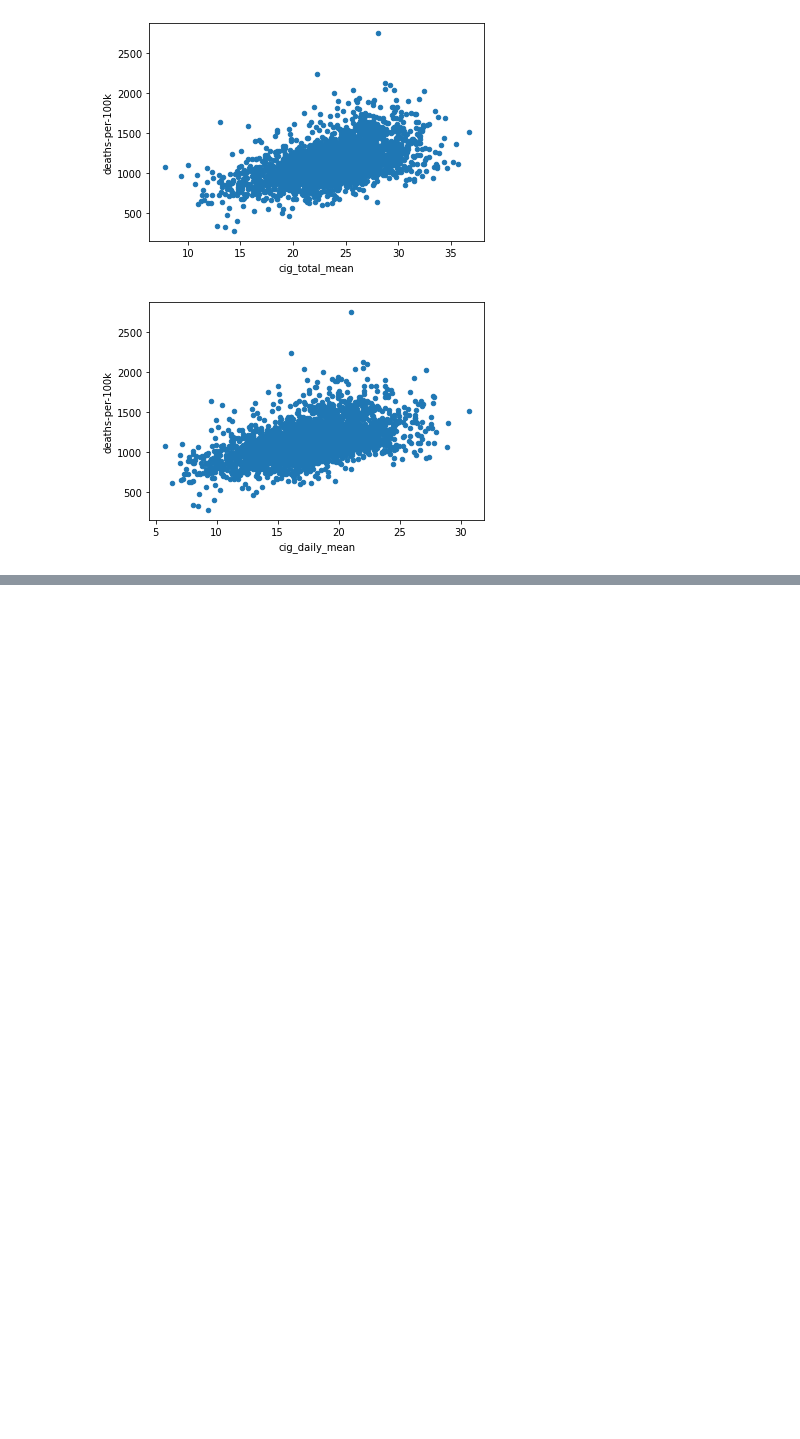
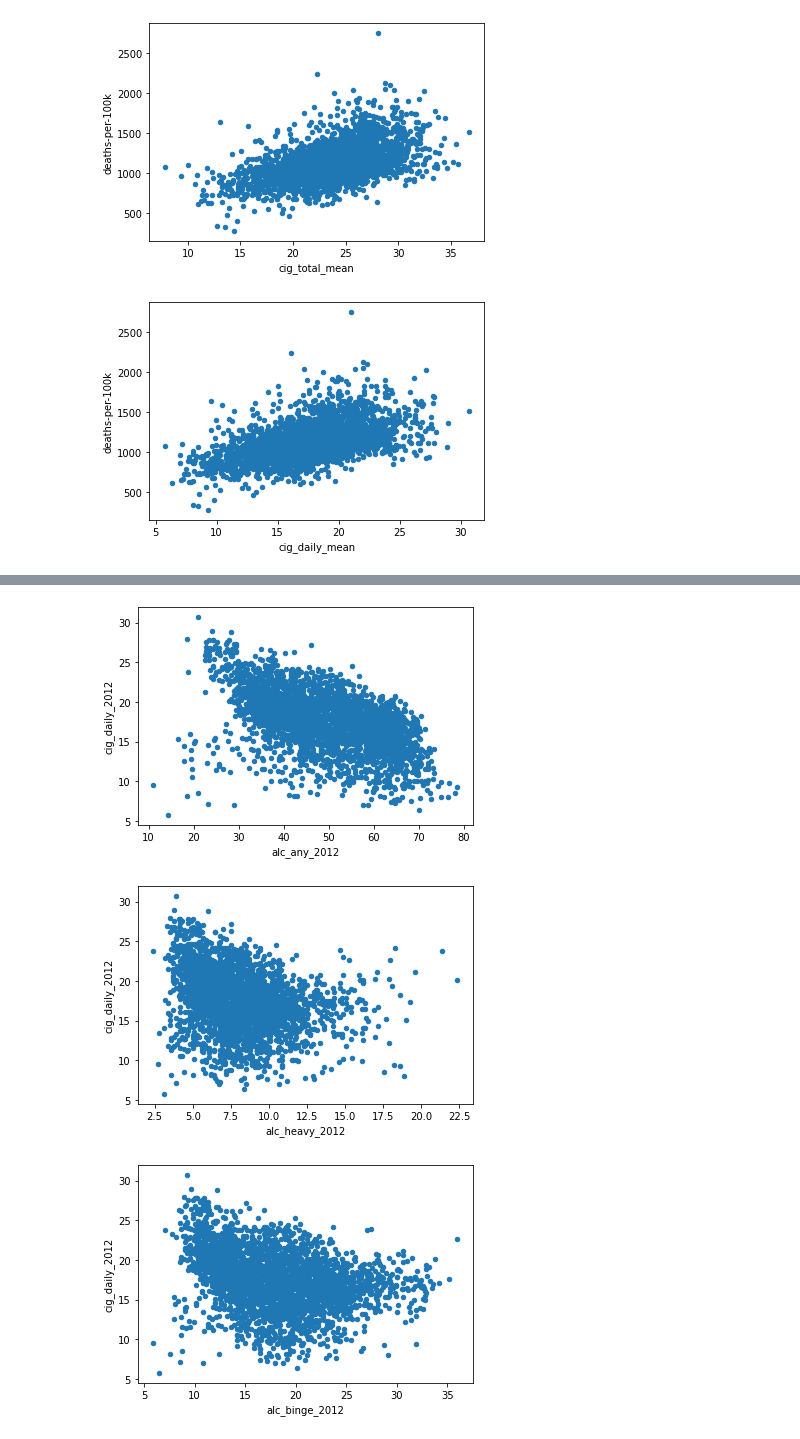
Before and after one commit to rileyhgrant/cs6140_FinalGroupProject, a Jupyter notebook: ml_groupproj.ipynb, the cells around one changed output, grey strips where cells are left out. Drawn from its saved outputs; the diff is of its cells as text; code cells hidden in the pictures; blank space fills up the shorter version.

```diff
--- a/ml_groupproj.ipynb
+++ b/ml_groupproj.ipynb
@@ -33,0 +50,8 @@ words words words
+# %%
+#All alcohol versus cig_total
+for col in full_data.columns[3:6]:
+    full_data.plot.scatter(x=col ,y='cig_daily_2012')
+# %% [output]
+[figure, added]
+[figure, added]
+[figure, added]
```
Also changed, not shown: parts of 5 cells of this notebook.
